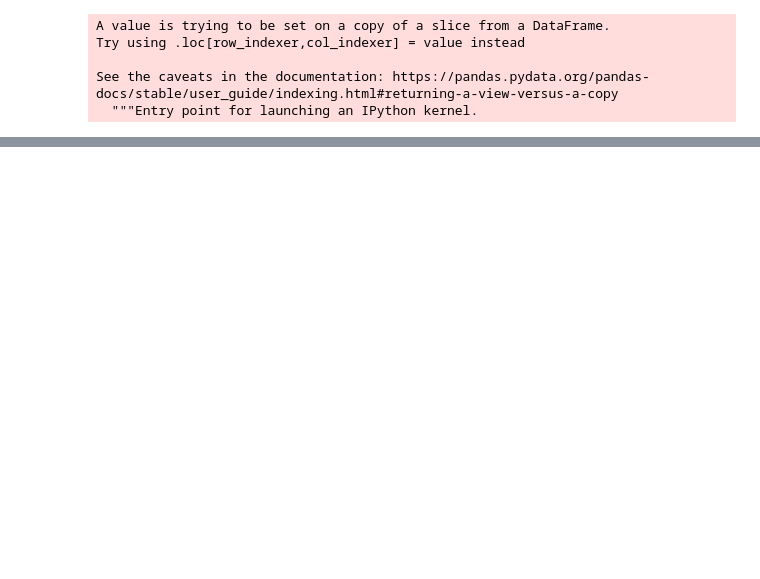
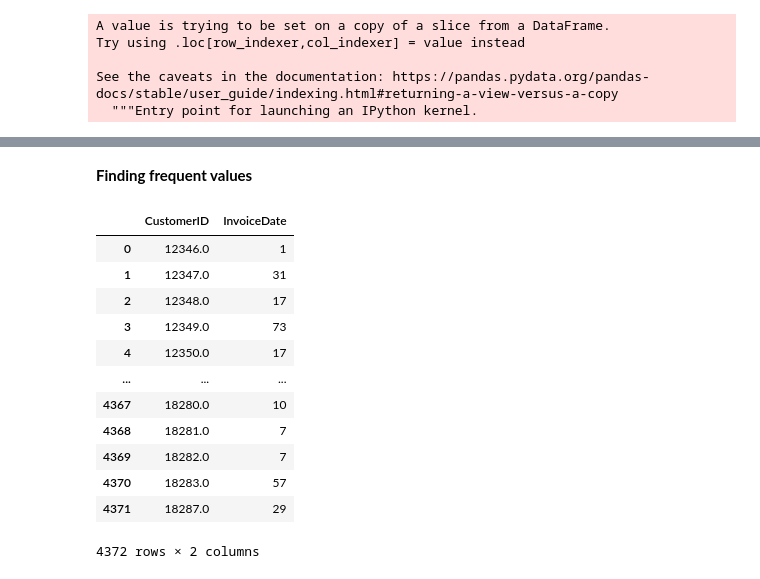
Before and after one commit to dileepyadavns/customer_segmentation, a Jupyter notebook: customer_segmentation.ipynb, the cells around one changed output, grey strips where cells are left out. Drawn from its saved outputs; the diff is of its cells as text; code cells hidden in the pictures; blank space fills up the shorter version.

```diff
--- a/customer_segmentation.ipynb
+++ b/customer_segmentation.ipynb
@@ -104,0 +129,18 @@ Name: recency, Length: 541909, dtype: int64
+# %% [markdown]
+**Finding frequent values**
+# %%
+df_freq
+# %% [output]
+|  | CustomerID | InvoiceDate |
+| 0 | 12346.0 | 1 |
+| 1 | 12347.0 | 31 |
+| 2 | 12348.0 | 17 |
+| 3 | 12349.0 | 73 |
+| 4 | 12350.0 | 17 |
+| ... | ... | ... |
+| 4367 | 18280.0 | 10 |
+| 4368 | 18281.0 | 7 |
+| 4369 | 18282.0 | 7 |
+| 4370 | 18283.0 | 57 |
+| 4371 | 18287.0 | 29 |
+4372 rows × 2 columns
```
Also changed, not shown: parts of 26 cells of this notebook.
